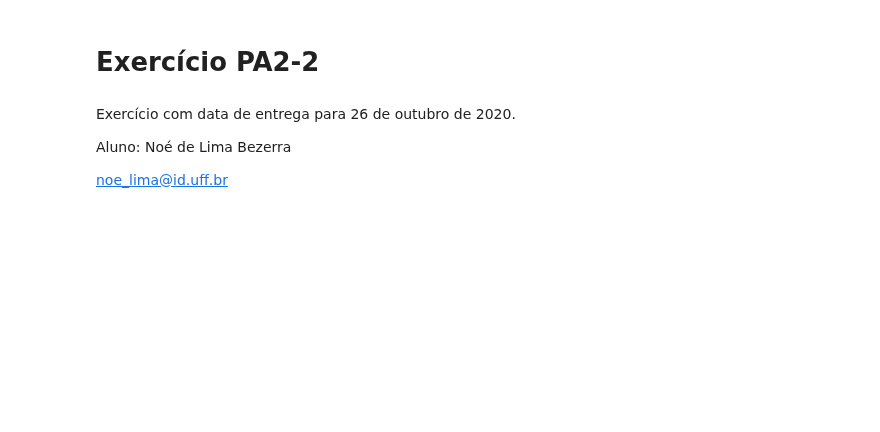
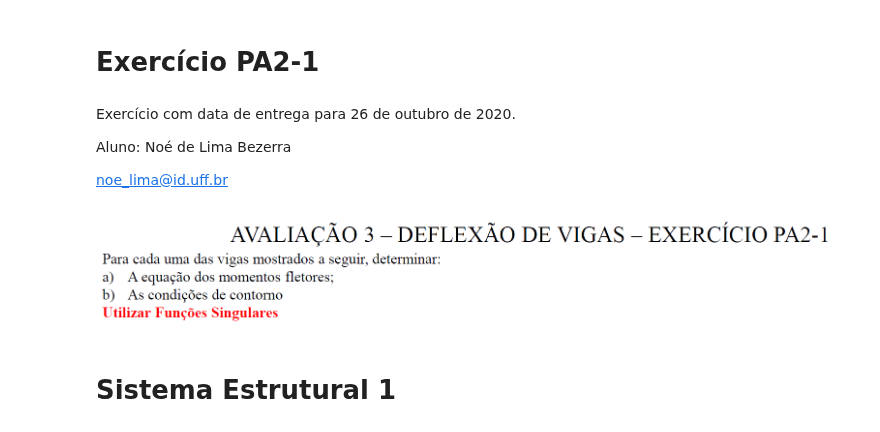
Before and after one commit to noedelima/Mecanica_dos_Solidos_Uff_20_1, a Jupyter notebook: Exercícios PA2/Exercício 2.ipynb, the cells around one changed output. Saved outputs shown, nothing was run; the diff lists cells and outputs as text; code cells hidden in the pictures; blank space fills up the shorter version.

Commit message:
Exercícios PA2-1 e 2

```diff
--- a/Exercícios PA2/Exercício 2.ipynb
+++ b/Exercícios PA2/Exercício 2.ipynb
@@ -1,5 +1,5 @@
 # %% [markdown]
-# Exercício PA2-2
+# Exercício PA2-1
 # %% [markdown]
 Exercício com data de entrega para 26 de outubro de 2020.
 
@@ -13,6 +13,12 @@ import sympy as sp
 import matplotlib.pyplot as plt
 from IPython.display import display, Math, Image
 sp.init_printing(use_latex='mathjax',latex_mode='equation*')
+# %%
+Image("Figuras/PA2-2-0.png")
+# %% [output]
+[figure, added]
+# %% [markdown]
+# Sistema Estrutural 1
 # %%
 Image("Figuras/PA2-2-1.png")
 # %% [output]
```
Also changed, not shown: parts of 8 cells of this notebook, 11 other files.
